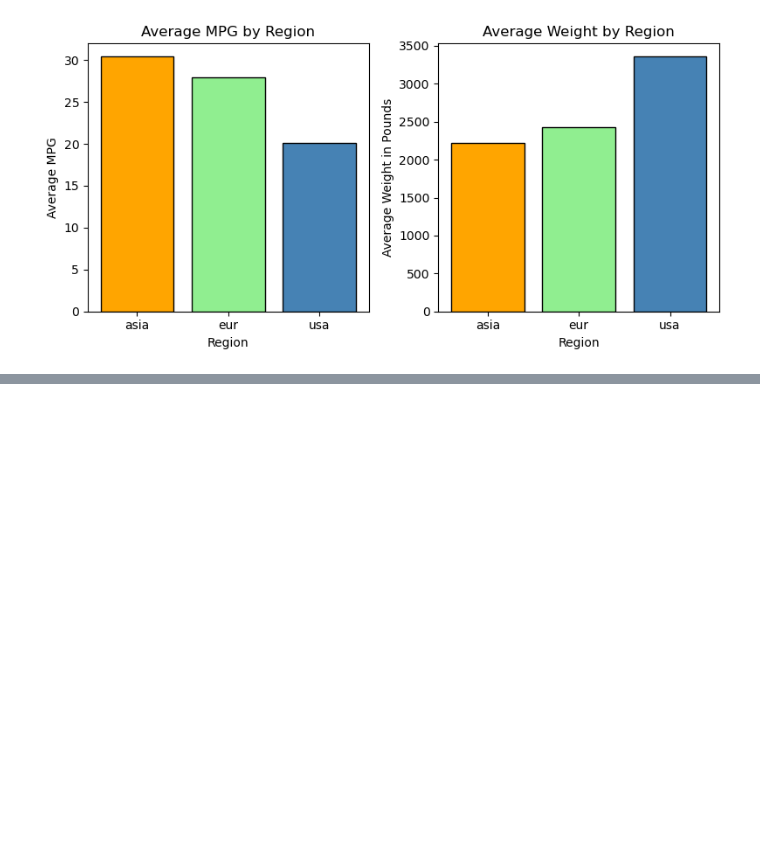
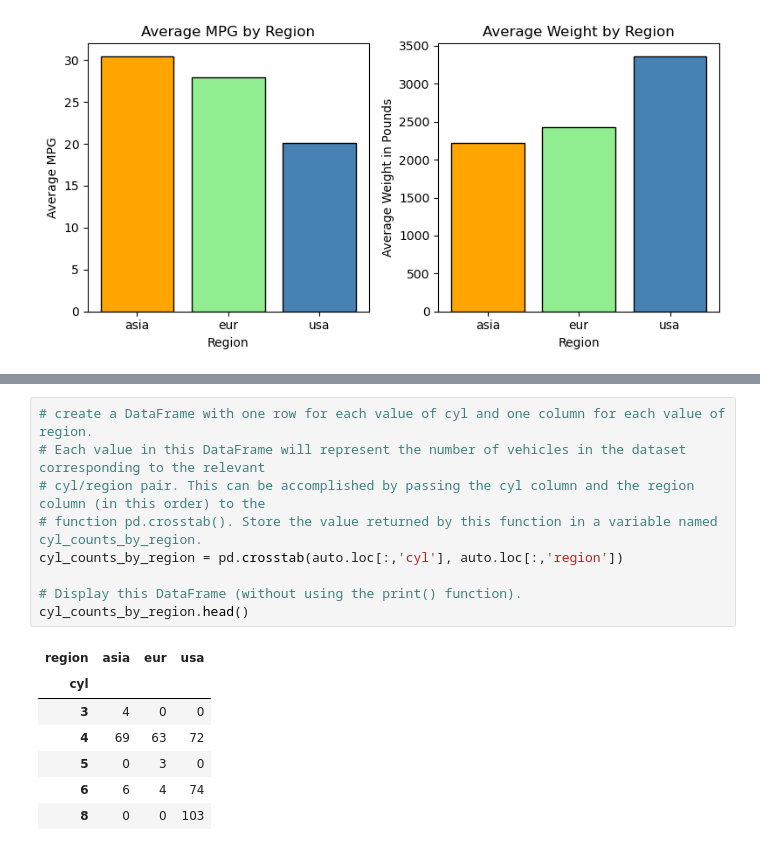
Before and after one commit to slylockfox/Maryville-DSCI-503-2, a Jupyter notebook: HW_05_Snyder.ipynb, the cells around one changed output, grey strips where cells are left out. Drawn from its saved outputs; the diff is of its cells as text; blank space fills up the shorter version.

```diff
--- a/HW_05_Snyder.ipynb
+++ b/HW_05_Snyder.ipynb
@@ -224,0 +274,17 @@ plt.show()
+# %%
+# create a DataFrame with one row for each value of cyl and one column for each value of region.
+# Each value in this DataFrame will represent the number of vehicles in the dataset corresponding to the relevant
+# cyl/region pair. This can be accomplished by passing the cyl column and the region column (in this order) to the
+# function pd.crosstab(). Store the value returned by this function in a variable named cyl_counts_by_region.
+cyl_counts_by_region = pd.crosstab(auto.loc[:,'cyl'], auto.loc[:,'region'])
+
+# Display this DataFrame (without using the print() function).
+cyl_counts_by_region.head()
+# %% [output]
+| region | asia | eur | usa |
+| cyl |  |  |  |
+| 3 | 4 | 0 | 0 |
+| 4 | 69 | 63 | 72 |
+| 5 | 0 | 3 | 0 |
+| 6 | 6 | 4 | 74 |
+| 8 | 0 | 0 | 103 |
```
Also changed, not shown: parts of 5 cells of this notebook.
